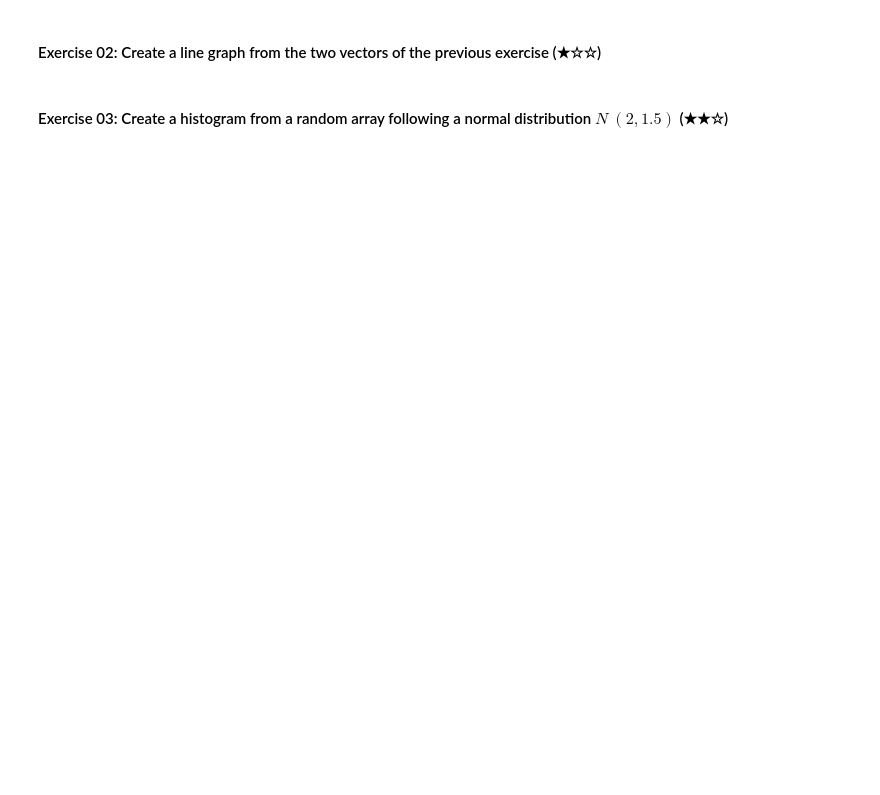
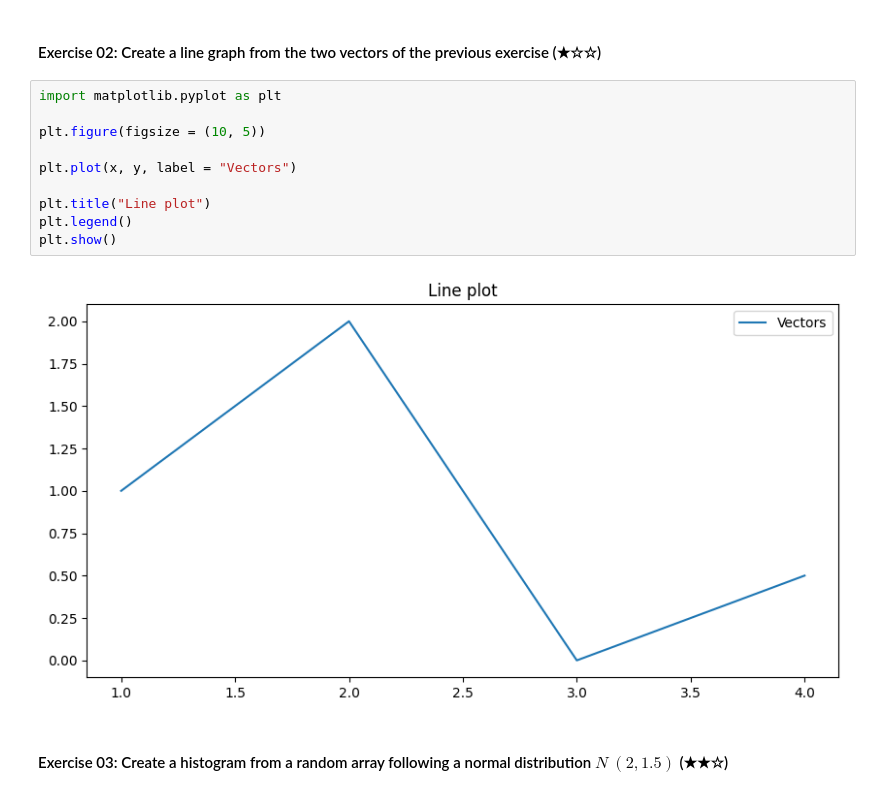
Before and after one commit to casalf724/4Geeks_Prework, a Jupyter notebook: 04-matplotlib/04.1-Intro-to-Matplotlib.ipynb, the cells around one changed output. Drawn from its saved outputs; the diff is of its cells as text; blank space fills up the shorter version.

```diff
--- a/04-matplotlib/04.1-Intro-to-Matplotlib.ipynb
+++ b/04-matplotlib/04.1-Intro-to-Matplotlib.ipynb
@@ -122,4 +137,16 @@ plt.show()
 # %% [markdown]
 #### Exercise 02: Create a line graph from the two vectors of the previous exercise (★☆☆)
+# %%
+import matplotlib.pyplot as plt
+
+plt.figure(figsize = (10, 5))
+
+plt.plot(x, y, label = "Vectors")
+
+plt.title("Line plot")
+plt.legend()
+plt.show()
+# %% [output]
+[figure, added]
 # %% [markdown]
 #### Exercise 03: Create a histogram from a random array following a normal distribution $N ~ (2, 1.5) $ (★★☆)
```
Also changed, not shown: parts of 5 cells of this notebook.
